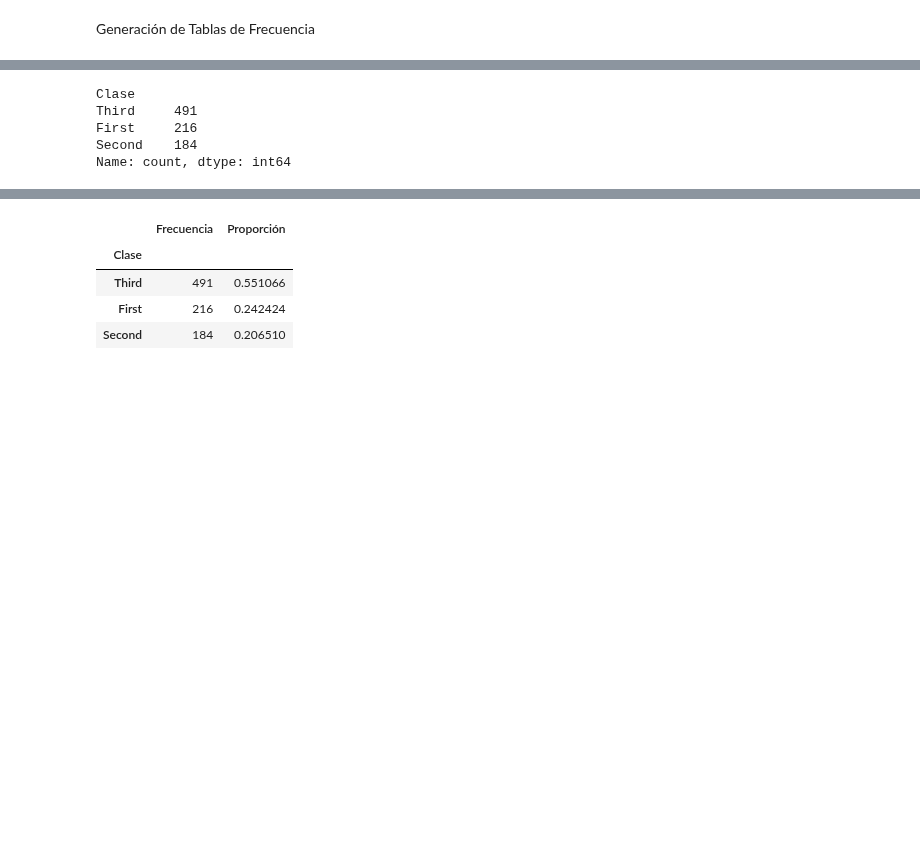
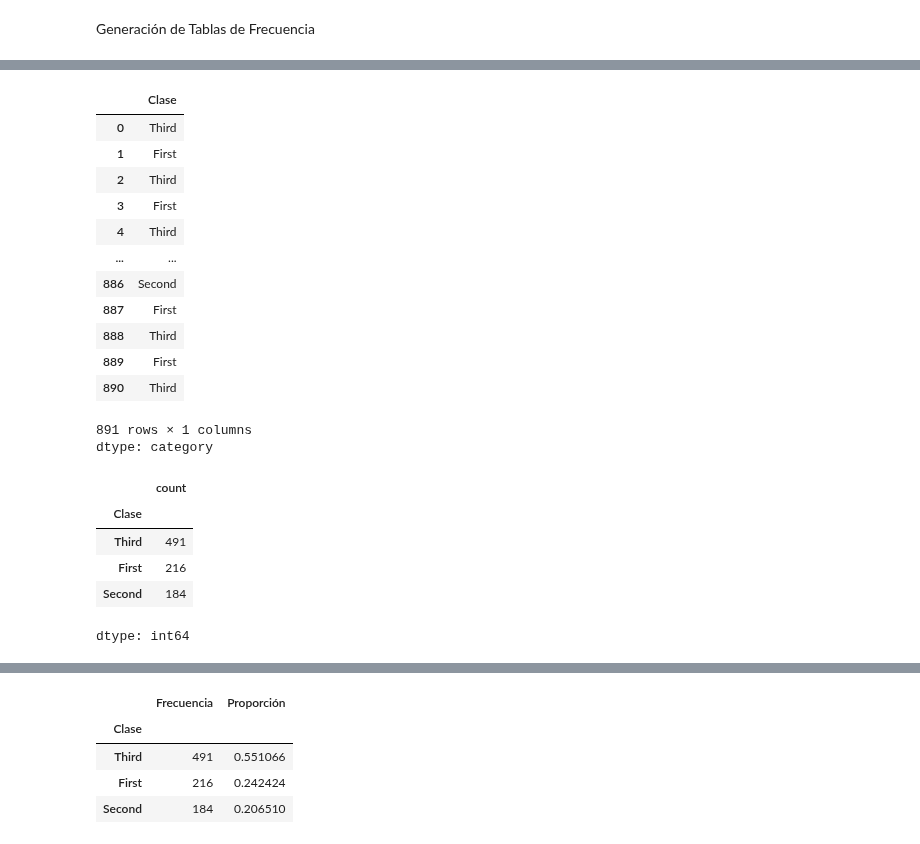
Before and after one commit to mpintoponce/python_utec, a Jupyter notebook: Modulo03:Visualizacion_de_Datos/06.Sesión_5_Univariado_[Student_View].ipynb, the cells around one changed output, grey strips where cells are left out. Cells and saved outputs as stored; diff of their text form; code cells hidden in the pictures; blank space fills up the shorter version.

```diff
--- a/Modulo03:Visualizacion_de_Datos/06.Sesión_5_Univariado_[Student_View].ipynb
+++ b/Modulo03:Visualizacion_de_Datos/06.Sesión_5_Univariado_[Student_View].ipynb
@@ -132,10 +167,28 @@ Generación de Tablas de Frecuencia
+# %%
+df.Clase # Es igual a df["Clase"]
+# %% [output]
+|  | Clase |
+| 0 | Third |
+| 1 | First |
+| 2 | Third |
+| 3 | First |
+| 4 | Third |
+| ... | ... |
+| 886 | Second |
+| 887 | First |
+| 888 | Third |
+| 889 | First |
+| 890 | Third |
+891 rows × 1 columns
+dtype: category
 # %%
 # Calcular y almacenar las frecuencias de cada categoría en la columna 'Clase' del dataframe df en la serie frecuenciasSerie
-frecuenciasSerie = df.Clase.value_counts()
+frecuenciasSerie = df["Clase"].value_counts()
 frecuenciasSerie
 # %% [output]
+|  | count |
+| Clase |  |
+| Third | 491 |
+| First | 216 |
+| Second | 184 |
-Clase
-Third     491
-First     216
-Second    184
-Name: count, dtype: int64
+dtype: int64
```
Also changed, not shown: parts of 7 cells of this notebook.
